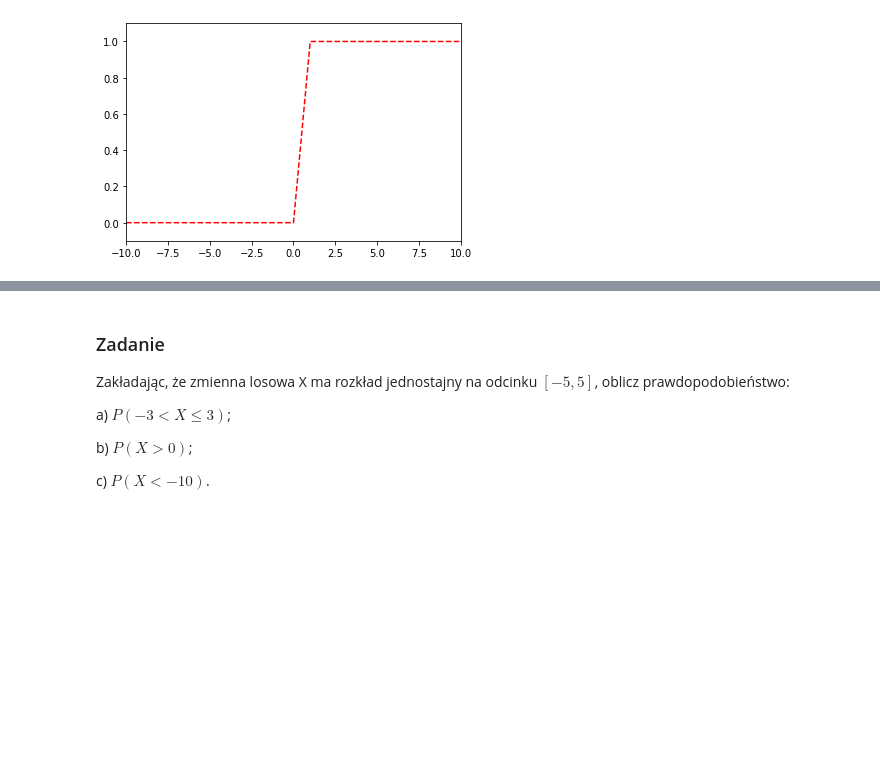
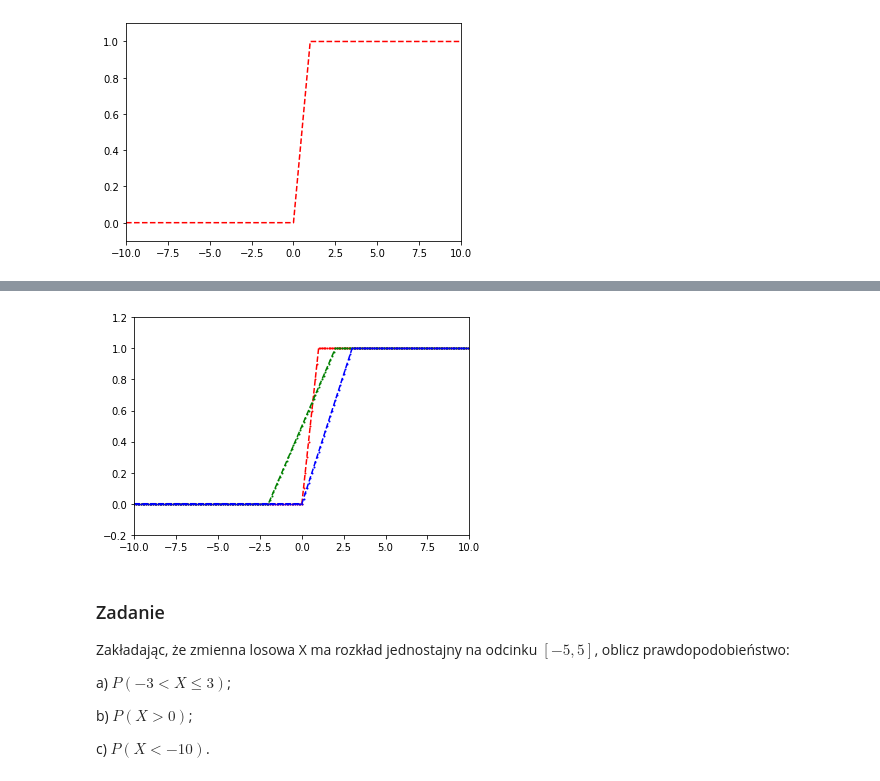
Before and after one commit to mdabrowski-phd/ds250223_stat, a Jupyter notebook: 02_rachunek_prawdopodobienstwa/04_rozklad_jednostajny.ipynb, the cells around one changed output, grey strips where cells are left out. Cells and saved outputs as stored; diff of their text form; code cells hidden in the pictures; blank space fills up the shorter version.

```diff
--- a/02_rachunek_prawdopodobienstwa/04_rozklad_jednostajny.ipynb
+++ b/02_rachunek_prawdopodobienstwa/04_rozklad_jednostajny.ipynb
@@ -91,3 +105,18 @@ plt.show()
+# %%
+# dystrybuanta
+fig, ax = plt.subplots(1, 1)
+
+ax.set_xlim([-10, 10])
+ax.set_ylim([-0.2, 1.2])
+
+x = np.arange(-10, 10, 0.1)
+ax.plot(x, uni.cdf(x), 'ro--', ms=1, label='uniform cdf 1')
+ax.plot(x, uni2.cdf(x), 'go--', ms=1, label='uniform cdf 2')
+ax.plot(x, uni3.cdf(x), 'bo--', ms=1, label='uniform cdf 3')
+
+plt.show()
+# %% [output]
+[figure, added]
 # %% [markdown]
 ### Zadanie
 
```
Also changed, not shown: parts of 10 cells of this notebook.
